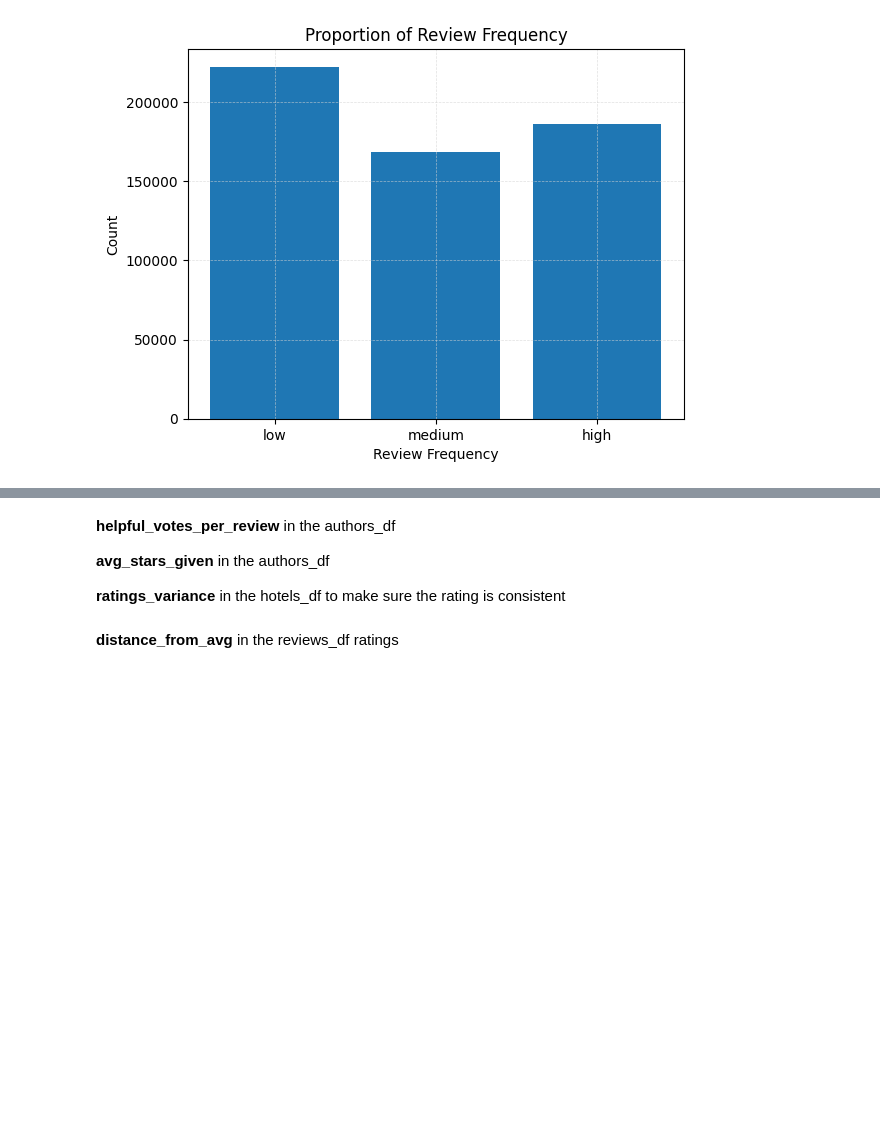
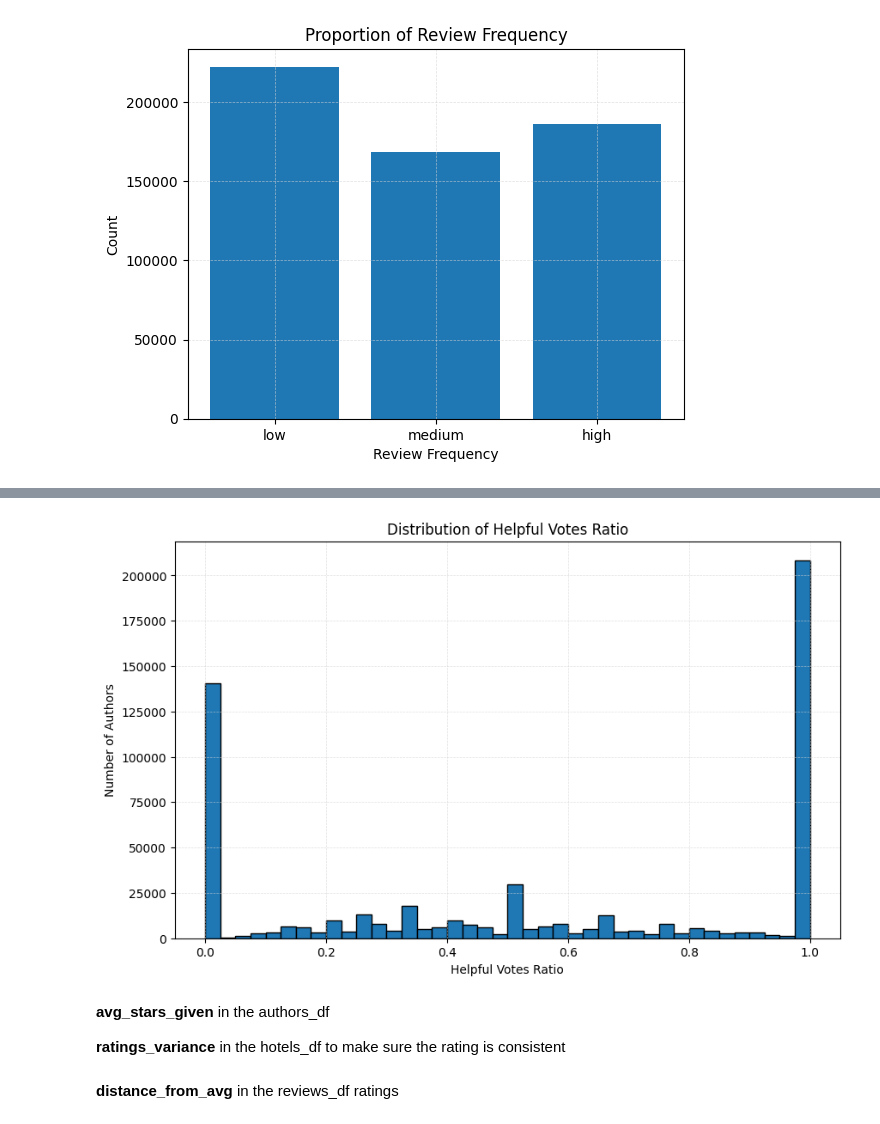
Before and after one commit to nadiavictoria/IS512-Hotel-Analytics, a Jupyter notebook: notebooks/02_exploratory_analysis.ipynb, the cells around one changed output, grey strips where cells are left out. Drawn from its saved outputs; the diff is of its cells as text; code cells hidden in the pictures; blank space fills up the shorter version.

Commit message:
helpful votes ratio feature

```diff
--- a/notebooks/02_exploratory_analysis.ipynb
+++ b/notebooks/02_exploratory_analysis.ipynb
@@ -700,0 +705,12 @@ plt.show()
+# %%
+# Fill NaN to prevent error
+authors_df[['num_helpful_votes', 'num_reviews']] = authors_df[['num_helpful_votes', 'num_reviews']].fillna(0)
+
+# Check validity if helpful notes is larger than num_reviews (invalid)
+authors_df['num_helpful_votes'] = authors_df[['num_helpful_votes', 'num_reviews']].min(axis=1)
+
+authors_df['helpful_votes_ratio'] = np.where(
+    (authors_df['num_helpful_votes'] == 0) | (authors_df['num_reviews'] == 0), 0, authors_df['num_helpful_votes'] / authors_df['num_reviews']
+)
+
+authors_df
@@ -701,6 +731,14 @@ plt.show()
+# %%
+plt.figure(figsize=(10,6))
+plt.hist(authors_df['helpful_votes_ratio'], bins=40, edgecolor='black')
+plt.xlabel('Helpful Votes Ratio')
+plt.ylabel('Number of Authors')
+plt.title('Distribution of Helpful Votes Ratio')
+plt.grid(True, color='lightgray', linestyle='--', linewidth=0.5, alpha=0.7)
+plt.show()
+# %% [output]
+[figure, added]
 # %% [markdown]
-**helpful_votes_per_review** in the authors_df
-
 **avg_stars_given** in the authors_df
 
 **ratings_variance** in the hotels_df to make sure the rating is consistent
```
Also changed, not shown: parts of 3 cells of this notebook.
